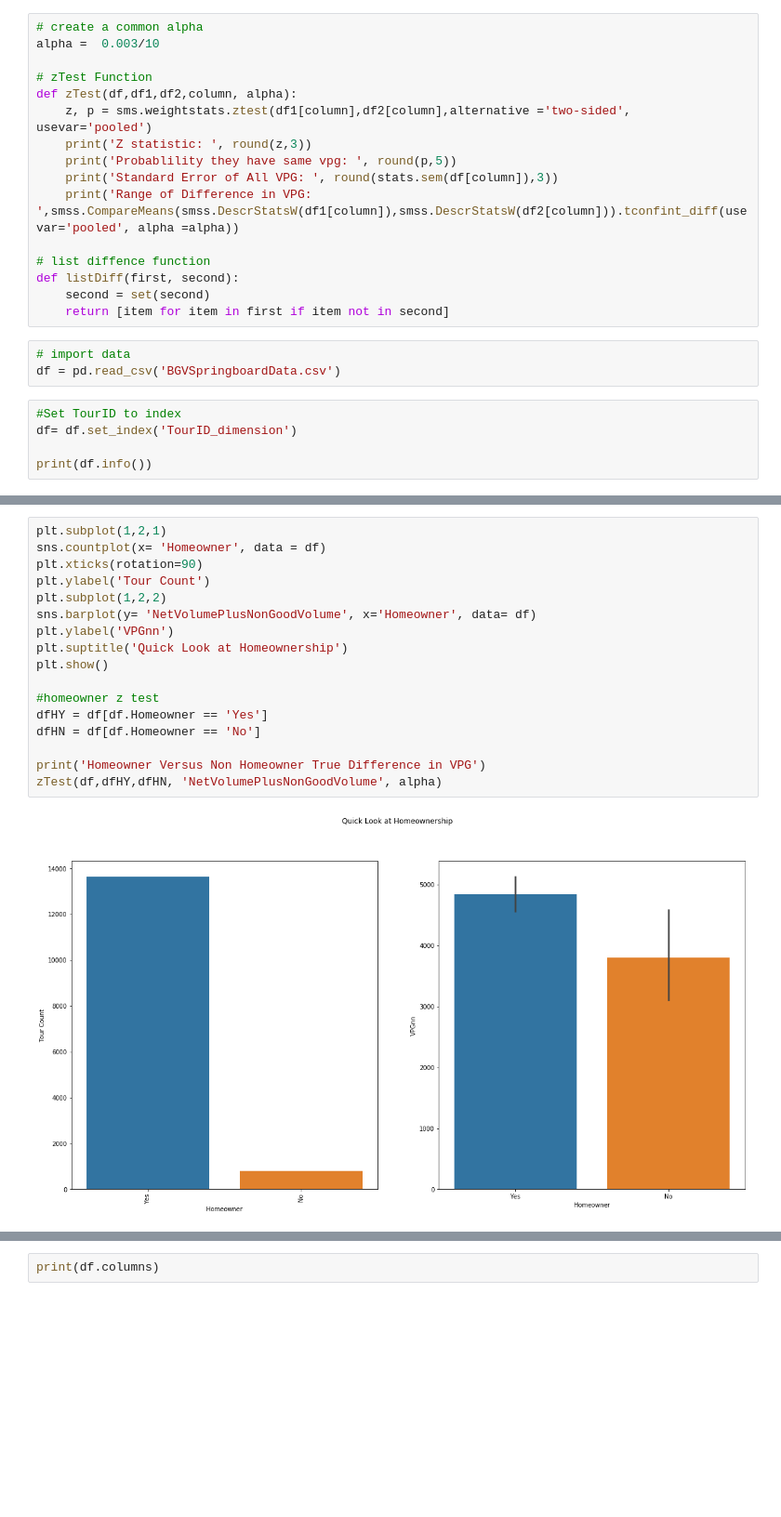
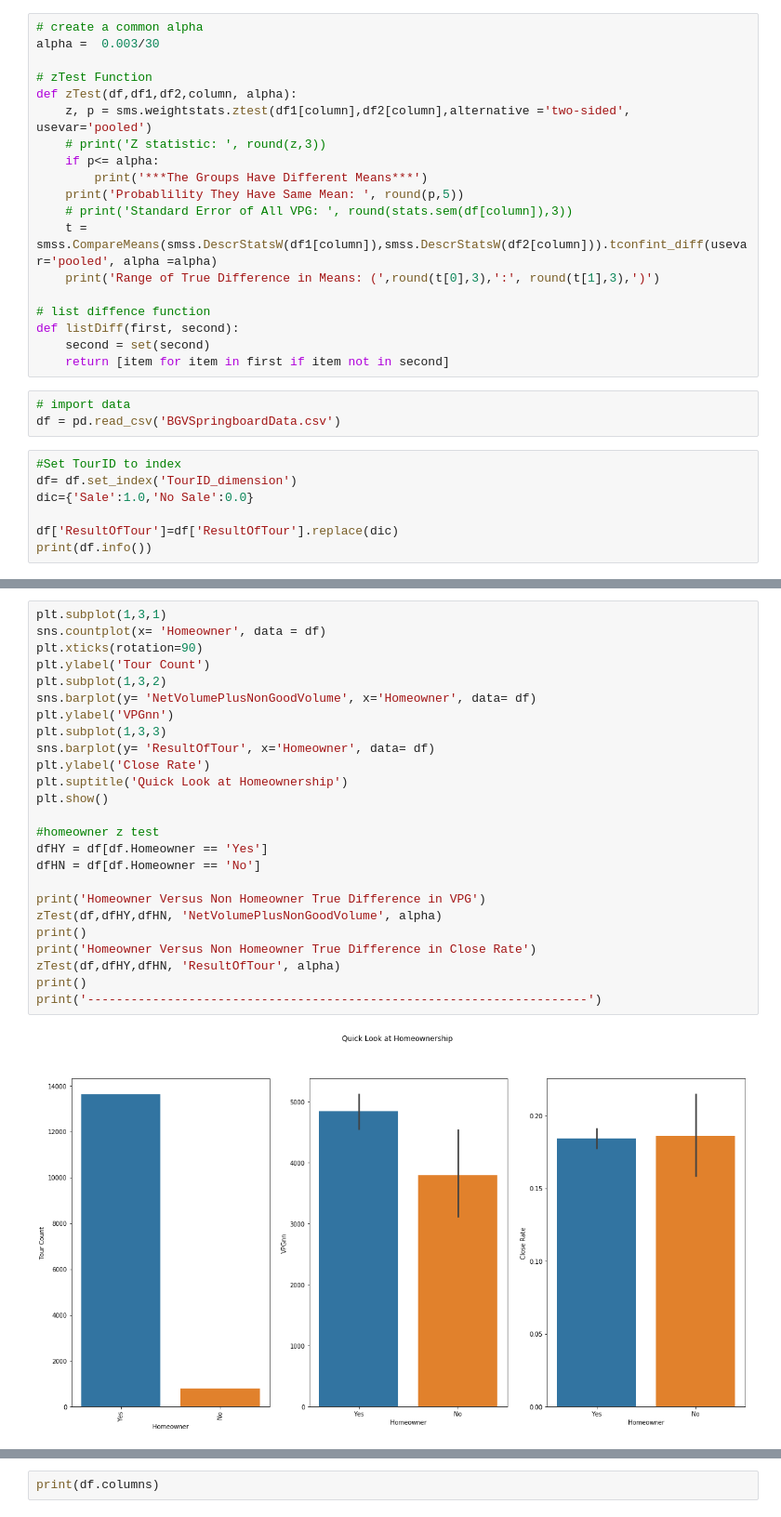
Before and after one commit to zcblack/Springboard, a Jupyter notebook: Capstone2/SpringboardDataCleanUp.ipynb, the cells around one changed output, grey strips where cells are left out. Shown: that part at 93% size. Drawn from its saved outputs; the diff is of its cells as text; blank space fills up the shorter version.

```diff
--- a/Capstone2/SpringboardDataCleanUp.ipynb
+++ b/Capstone2/SpringboardDataCleanUp.ipynb
@@ -10,15 +10,18 @@ from scipy import stats
 import numpy as np
 # %%
 # create a common alpha
-alpha =  0.003/10
+alpha =  0.003/30
 
 # zTest Function
 def zTest(df,df1,df2,column, alpha):
     z, p = sms.weightstats.ztest(df1[column],df2[column],alternative ='two-sided', usevar='pooled')
-    print('Z statistic: ', round(z,3))
-    print('Probablility they have same vpg: ', round(p,5))
-    print('Standard Error of All VPG: ', round(stats.sem(df[column]),3))
-    print('Range of Difference in VPG: ',smss.CompareMeans(smss.DescrStatsW(df1[column]),smss.DescrStatsW(df2[column])).tconfint_diff(usevar='pooled', alpha =alpha))
+    # print('Z statistic: ', round(z,3))
+    if p<= alpha:
+        print('***The Groups Have Different Means***')
+    print('Probablility They Have Same Mean: ', round(p,5))
+    # print('Standard Error of All VPG: ', round(stats.sem(df[column]),3))
+    t = smss.CompareMeans(smss.DescrStatsW(df1[column]),smss.DescrStatsW(df2[column])).tconfint_diff(usevar='pooled', alpha =alpha)
+    print('Range of True Difference in Means: (',round(t[0],3),':', round(t[1],3),')')
 
 # list diffence function
 def listDiff(first, second):
@@ -30,7 +33,9 @@ df = pd.read_csv('BGVSpringboardData.csv')
 # %%
 #Set TourID to index
 df= df.set_index('TourID_dimension')
+dic={'Sale':1.0,'No Sale':0.0}
 
+df['ResultOfTour']=df['ResultOfTour'].replace(dic)
 print(df.info())
 # %% [output]
 <class 'pandas.core.frame.DataFrame'>
@@ -246,20 +334,28 @@ Range of Difference in VPG:  (10193.010908288852, 14378.257724167997)
 # %%
-plt.subplot(1,2,1)
+plt.subplot(1,3,1)
 sns.countplot(x= 'Homeowner', data = df)
 plt.xticks(rotation=90)
 plt.ylabel('Tour Count')
-plt.subplot(1,2,2)
+plt.subplot(1,3,2)
 sns.barplot(y= 'NetVolumePlusNonGoodVolume', x='Homeowner', data= df)
 plt.ylabel('VPGnn')
+plt.subplot(1,3,3)
+sns.barplot(y= 'ResultOfTour', x='Homeowner', data= df)
+plt.ylabel('Close Rate')
 plt.suptitle('Quick Look at Homeownership')
 plt.show()
 
 #homeowner z test
 dfHY = df[df.Homeowner == 'Yes']
 dfHN = df[df.Homeowner == 'No']
 
 print('Homeowner Versus Non Homeowner True Difference in VPG')
 zTest(df,dfHY,dfHN, 'NetVolumePlusNonGoodVolume', alpha)
+print()
+print('Homeowner Versus Non Homeowner True Difference in Close Rate')
+zTest(df,dfHY,dfHN, 'ResultOfTour', alpha)
+print()
+print('---------------------------------------------------------------------')
 # %% [output]
-[figure, old version]
+[figure, new version]
 Homeowner Versus Non Homeowner True Difference in VPG
```
Also changed, not shown: parts of 31 cells of this notebook.
